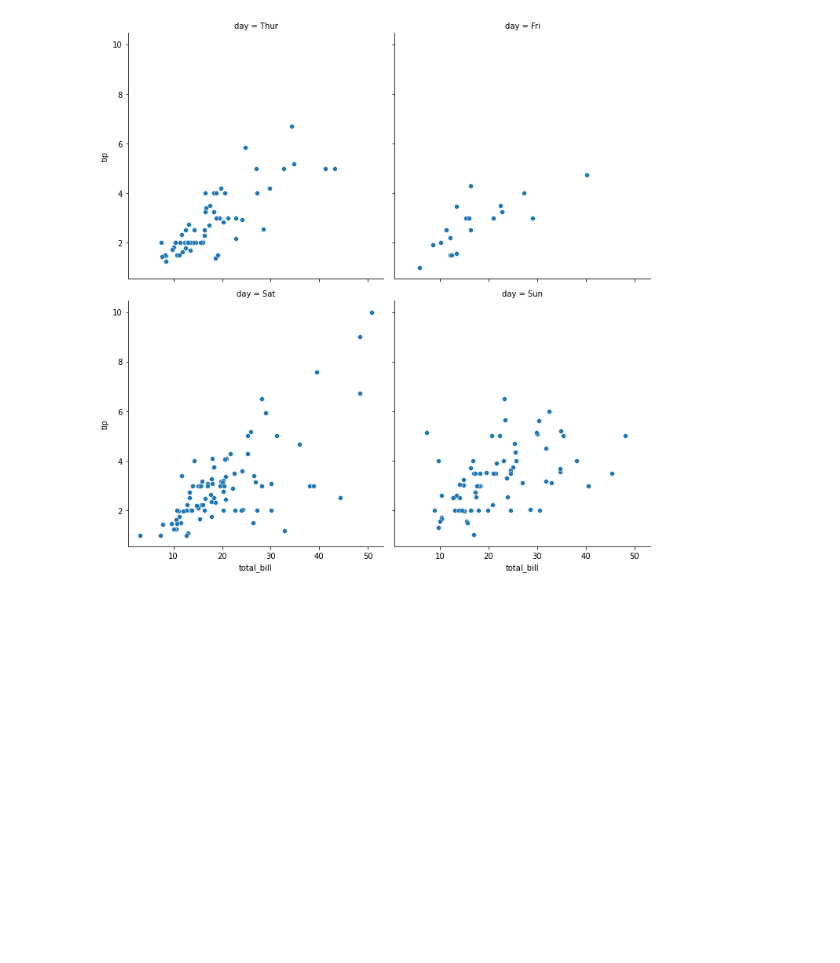
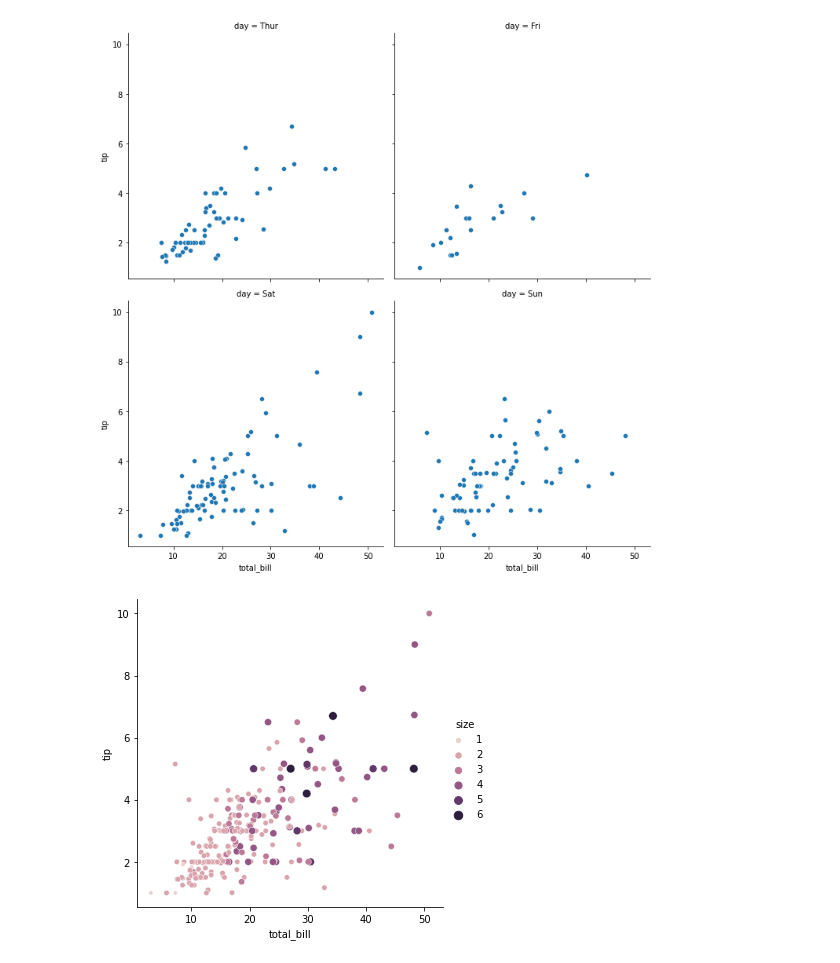
Before and after one commit to ecuerbo/pyprac, a Jupyter notebook: datacamp/intro to seaborn.ipynb, the cells around one changed output. Saved outputs shown, nothing was run; the diff lists cells and outputs as text; code cells hidden in the pictures; blank space fills up the shorter version.

```diff
--- a/datacamp/intro to seaborn.ipynb
+++ b/datacamp/intro to seaborn.ipynb
@@ -122,3 +122,13 @@ sns.relplot(x="G1", y="G3",
 
 # Show plot
 plt.show()
+# %%
+sns.relplot(x="total_bill",
+           y="tip",
+           data=tips,
+           kind="scatter",
+           size="size",
+           hue="size")
+plt.show()
+# %% [output]
+[figure, added]
```
Also changed, not shown: parts of 5 cells of this notebook.
